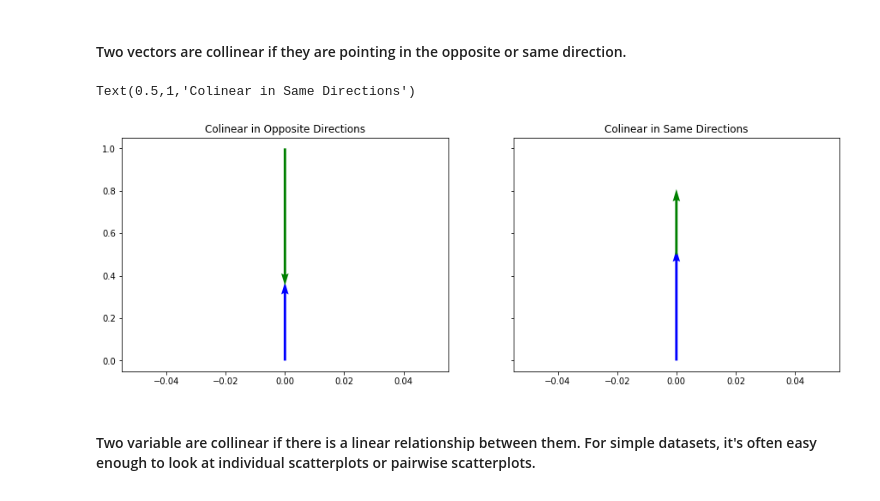
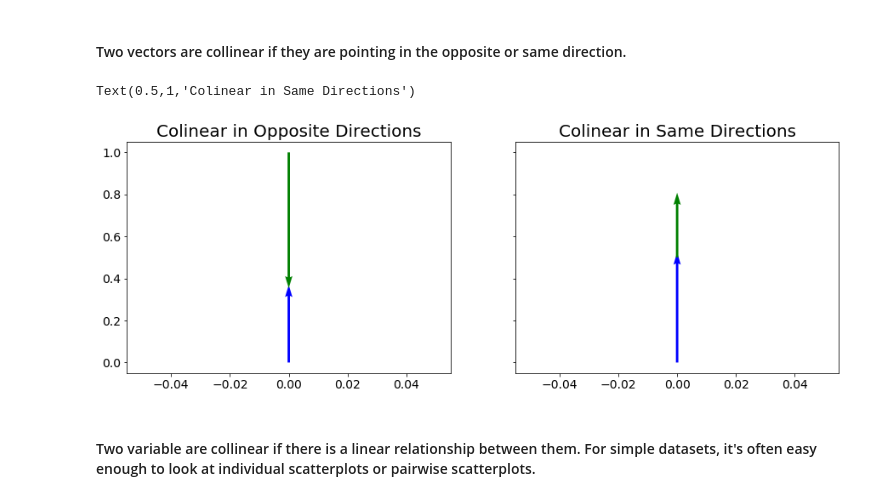
Before and after one commit to tifabi/100DaysOfMLCode, a Jupyter notebook: ML_Algorithms/Collinearity/Collinearity.ipynb, the cells around one changed output. Saved outputs shown, nothing was run; the diff lists cells and outputs as text; code cells hidden in the pictures.

```diff
--- a/ML_Algorithms/Collinearity/Collinearity.ipynb
+++ b/ML_Algorithms/Collinearity/Collinearity.ipynb
@@ -6,21 +6,24 @@ Collinearity and Multicollinearity occur when there is a linear relationship bet
 import numpy as np
 import pandas as pd
 import matplotlib.pyplot as plt
+plt.rcParams['axes.labelsize'] = 16
+plt.rcParams['xtick.labelsize'] = 14
+plt.rcParams['ytick.labelsize'] = 14
 import seaborn as sns
 # %% [markdown]
 #### Two vectors are collinear if they are pointing in the opposite or same direction.
 # %%
 opp = np.array([[0,12],[0,-21]])
 same = np.array([[0,17],[0,10]])
 
 f, (ax1, ax2) = plt.subplots(1, 2, sharey=True, figsize=(15,5))
 ax1.quiver([0, 0], [0, 1],opp[:,0], opp[:,1], color=['b','g'], scale =50)
-ax1.set_title('Colinear in Opposite Directions')
+ax1.set_title('Colinear in Opposite Directions', size=20)
 ax2.quiver([0, 0], [0, 0.5],same[:,0], same[:,1], color=['b','g'], scale =50)
-ax2.set_title('Colinear in Same Directions')
+ax2.set_title('Colinear in Same Directions', size=20)
 # %% [output]
 Text(0.5,1,'Colinear in Same Directions')
-[figure, old version]
+[figure, new version]
 # %% [markdown]
 #### Two variable are collinear if there is a linear relationship between them.  For simple datasets, it's often easy enough to look at individual scatterplots or pairwise scatterplots.
 # %%
```
Also changed, not shown: parts of 8 cells of this notebook.
